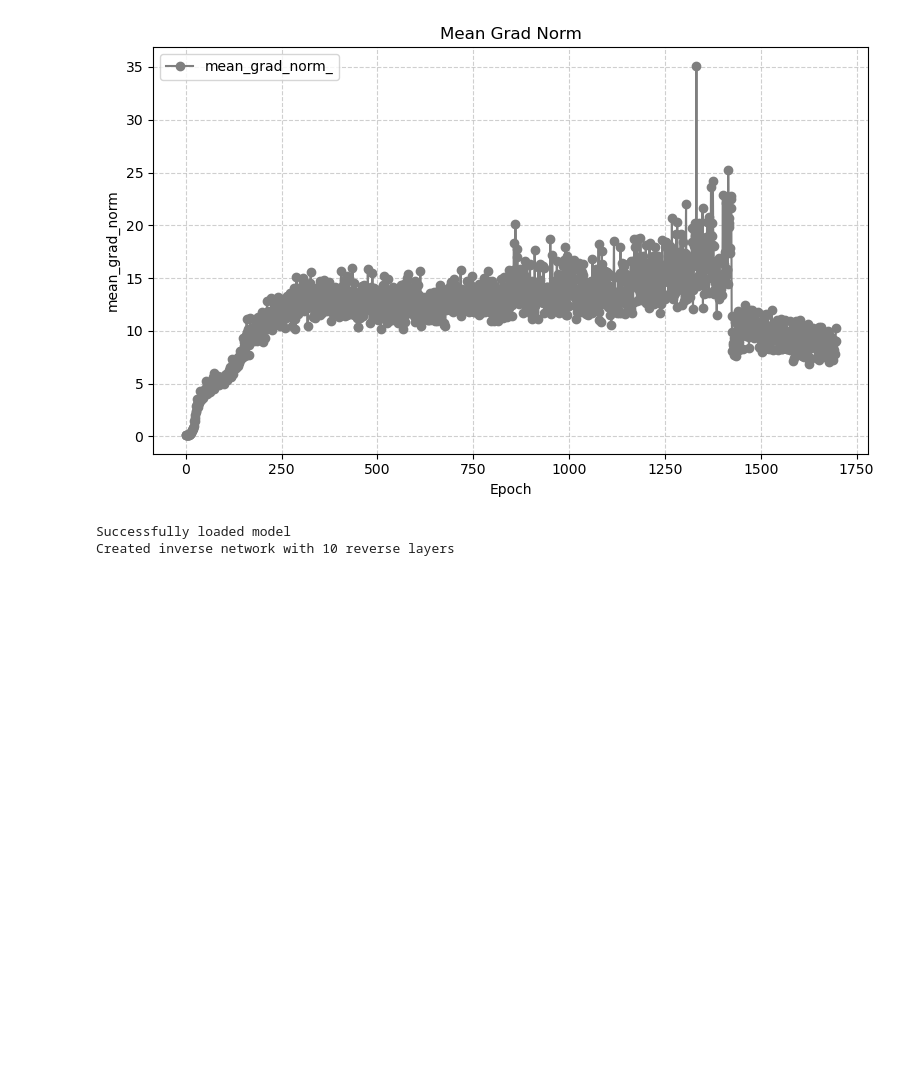
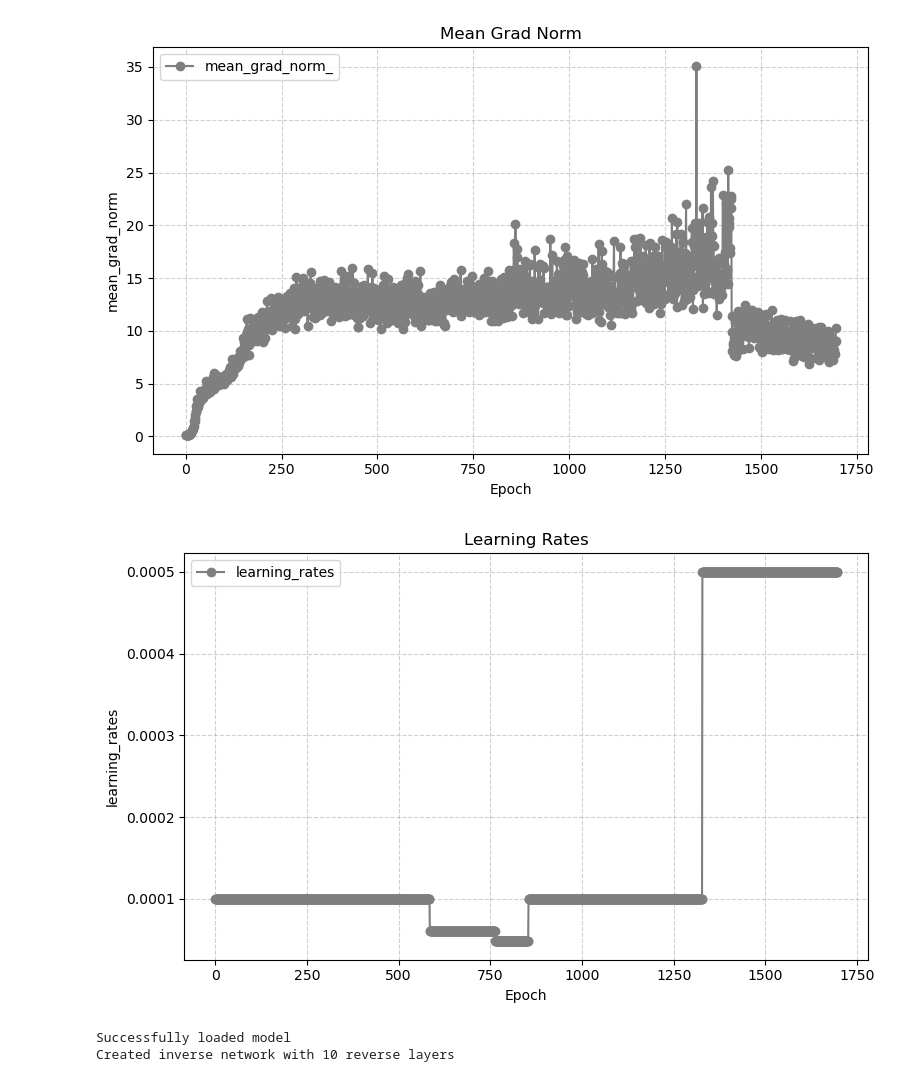
Before and after one commit to thomasGR9/Hamilton_Jacobi_NN, a Jupyter notebook: training_results_real_pendulum.ipynb, the cells around one changed output. Drawn from its saved outputs; the diff is of its cells as text; code cells hidden in the pictures; blank space fills up the shorter version.

```diff
--- a/training_results_real_pendulum.ipynb
+++ b/training_results_real_pendulum.ipynb
@@ -79,7 +94,7 @@ test_id_df_real_pendulum = loaded_dfs['test_id_df_real_pendulum']
 # %%
 visualize_epoch_metrics(
  save_dir_path,
-["train_prediction_loss_", "val_prediction_loss_",  "mean_grad_norm_"],
+["train_prediction_loss_", "val_prediction_loss_",  "mean_grad_norm_", "learning_rates"],
 plot_on_same_graph=True,
 verbose=True,
 specific_epochs=None
@@ -92,2 +108,3 @@ specific_epochs=None
 [figure]
 [figure]
+[figure, added]
```
Also changed, not shown: parts of 17 cells of this notebook, 4 other files.
